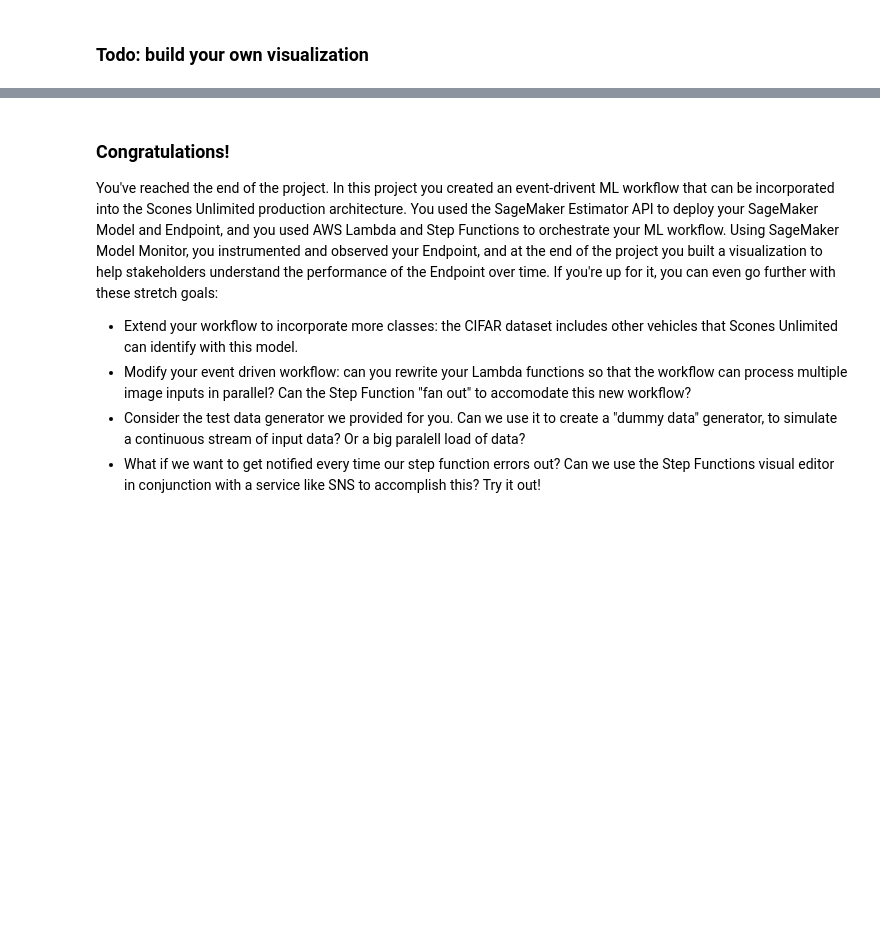
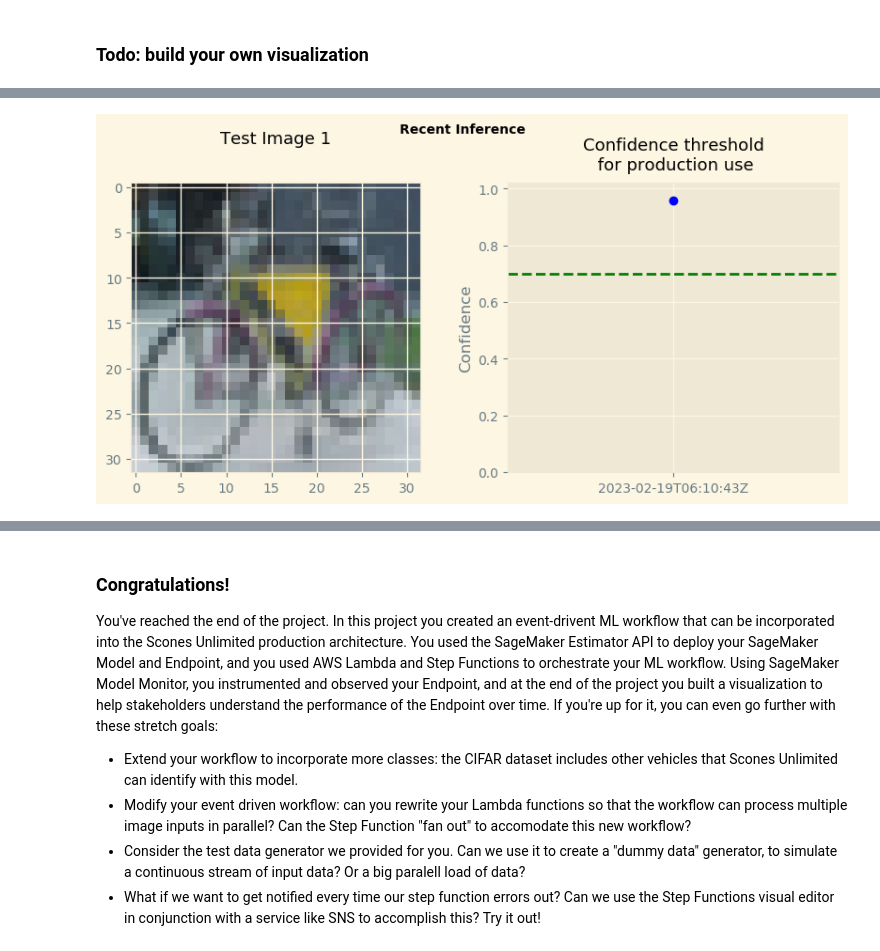
Before and after one commit to ElfCoon/ML_WorkFlow-For-Scones-starter, a Jupyter notebook: ML_WorkFlow-For-Scones-starter.ipynb, the cells around one changed output, grey strips where cells are left out. Cells and saved outputs as stored; diff of their text form; code cells hidden in the pictures; blank space fills up the shorter version.

```diff
--- a/ML_WorkFlow-For-Scones-starter.ipynb
+++ b/ML_WorkFlow-For-Scones-starter.ipynb
@@ -785,2 +793,11 @@ plt.gcf().autofmt_xdate()
 # %% [markdown]
 ### Todo: build your own visualization
+# %%
+def get_data(obj):
+    inferences = obj["captureData"]["endpointOutput"]["data"]
+    timestamp = obj["eventMetadata"]["inferenceTime"]
+    image = obj["captureData"]["endpointInput"]["data"]
+    return json.loads(inferences), timestamp, image
+
+#retrieving the first o bject
+get_data(json_data[0])
@@ -786,0 +808,40 @@ plt.gcf().autofmt_xdate()
+# %%
+#Checking out image inference against threshhold
+import matplotlib.pyplot as plt
+import matplotlib.image as mpimg
+from PIL import Image
+import io
+%matplotlib inline
+
+#Instantiate empty lists
+x=[]
+y=[]
+
+for i, obj in enumerate(json_data):
+    inference, timestamp, image = get_data(obj)
+    img = base64.b64decode(image)
+    img = io.BytesIO(img)
+    img = Image.open(img)
+
+    #Subplot Displaying image against performance
+    plot = plt.figure(figsize=(10,4))
+    plot.suptitle("Recent Inference", size=10, y=1.04, fontweight='bold')
+
+    #Test Image
+    ax1 = plot.add_subplot(121)
+    ax1.set_title(f"Test Image {i+1}", size=13, y=1.11)
+    ax1.imshow(img, interpolation='nearest')
+
+    #Inference and Time Data
+    ax2 = plot.add_subplot(122)
+    ax2.scatter(timestamp, max(inference), c=['r' if max(inference)<THRESHOLD else 'b'])
+    ax2.axhline(y=THRESHOLD, color='g', linestyle='--')
+    ax2.set_ylim(bottom=0,top=1.02)
+
+    #Labels
+    ax2.set_ylabel("Confidence")
+    ax2.set_title("Confidence threshold\n for production use", size=13, y=1.02)
+
+    plt.show()
+# %% [output]
+[figure, added]
```
Also changed, not shown: parts of 9 cells of this notebook, 1 other file.
